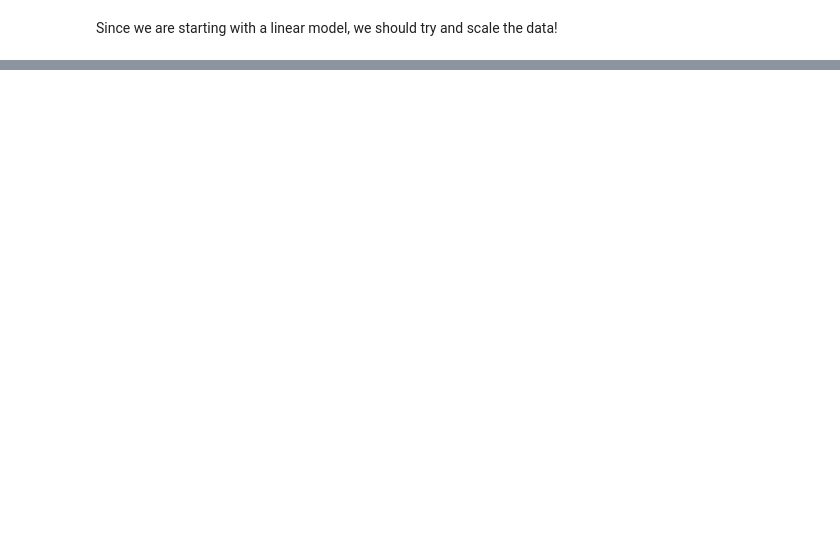
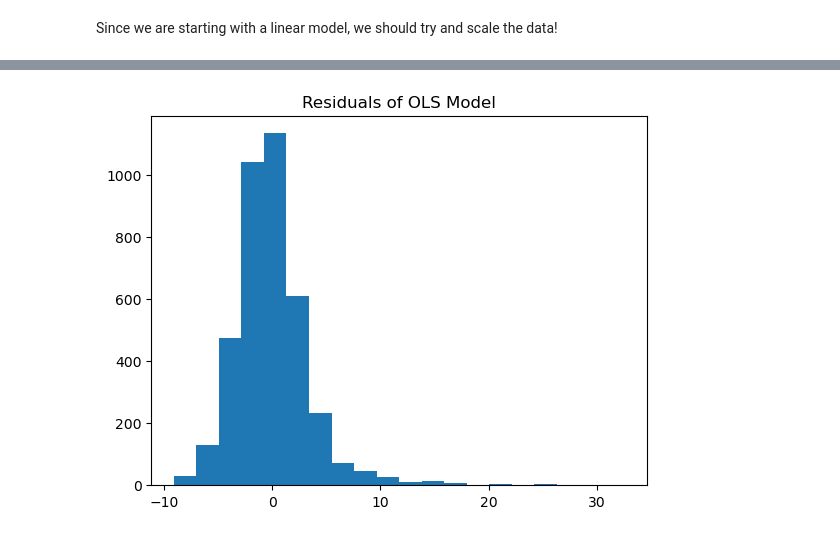
Before and after one commit to chantsin/DataDrivers_DrugOverdoseUS, a Jupyter notebook: Notebooks/ML_Regression.ipynb, the cells around one changed output, grey strips where cells are left out. Saved outputs shown, nothing was run; the diff lists cells and outputs as text; code cells hidden in the pictures; blank space fills up the shorter version.

```diff
--- a/Notebooks/ML_Regression.ipynb
+++ b/Notebooks/ML_Regression.ipynb
@@ -82,0 +118,12 @@ mean_absolute_error(y_test, y_pred)
+# %%
+# Adding constant
+X_train_ss_const = sm.add_constant(X_train_ss)
+
+# Instantiating OLS
+ols_regression = sm.OLS(y_train, X_train_ss_const)
+
+# Fitting
+ols_results = ols_regression.fit()
+
+# Summary statistics
+ols_results.summary()
@@ -82,0 +230,10 @@ mean_absolute_error(y_test, y_pred)
+# %%
+# Residuals
+ols_resid = ols_results.resid
+
+plt.figure()
+plt.hist(ols_resid, bins=20)
+plt.title("Residuals of OLS Model")
+plt.show()
+# %% [output]
+[figure, added]
```
Also changed, not shown: parts of 23 cells of this notebook, 1 other file.
